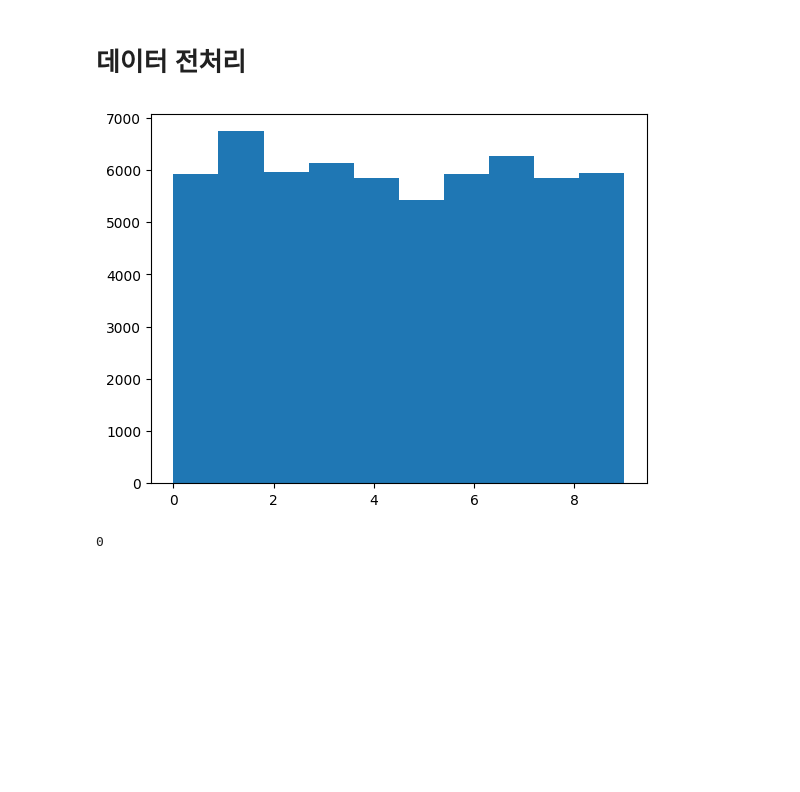
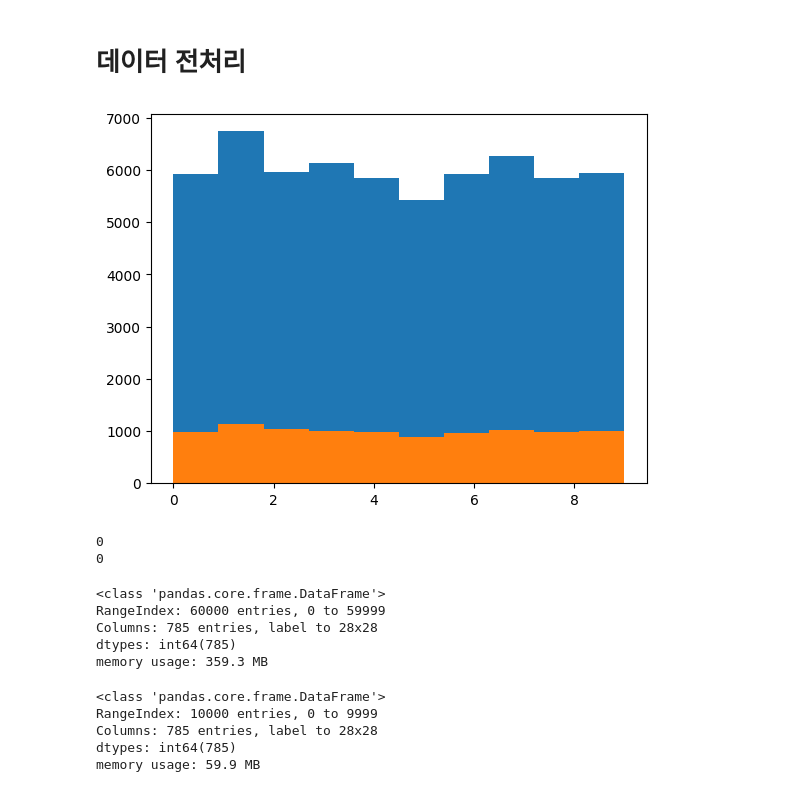
Before and after one commit to gsa-projects/ai-learning-study, a Jupyter notebook: M04_01.ipynb, the cells around one changed output. Drawn from its saved outputs; the diff is of its cells as text; code cells hidden in the pictures; blank space fills up the shorter version.

```diff
--- a/M04_01.ipynb
+++ b/M04_01.ipynb
@@ -38,6 +40,6 @@ Mounted at /content/drive
 # %%
-train_data = pd.read_csv('/content/drive/MyDrive/ml-class-rhseung/data/mnist_train.csv')
-test_data = pd.read_csv('/content/drive/MyDrive/ml-class-rhseung/data/mnist_test.csv')
+train_data = pd.read_csv(f'{data_dir}/mnist_train.csv')
+test_data = pd.read_csv(f'{data_dir}/mnist_test.csv')
 
 train_data.head()
 # %% [output]
@@ -52,10 +54,29 @@ train_data.head()
 # 데이터 전처리
 # %%
 plt.hist(train_data['label'])
+plt.hist(test_data['label'])
 plt.show()
 # %% [output]
-[figure, old version]
+[figure, new version]
-# %%
-train_data.isnull().sum().sum()
-# %% [output]
-0
+# %%
+print(train_data.isnull().sum().sum())
+print(test_data.isnull().sum().sum())
+# %% [output]
+0
+0
+# %%
+train_data.info()
+# %% [output]
+<class 'pandas.core.frame.DataFrame'>
+RangeIndex: 60000 entries, 0 to 59999
+Columns: 785 entries, label to 28x28
+dtypes: int64(785)
+memory usage: 359.3 MB
+# %%
+test_data.info()
+# %% [output]
+<class 'pandas.core.frame.DataFrame'>
+RangeIndex: 10000 entries, 0 to 9999
+Columns: 785 entries, label to 28x28
+dtypes: int64(785)
+memory usage: 59.9 MB
```
Also changed, not shown: parts of 18 cells of this notebook.
